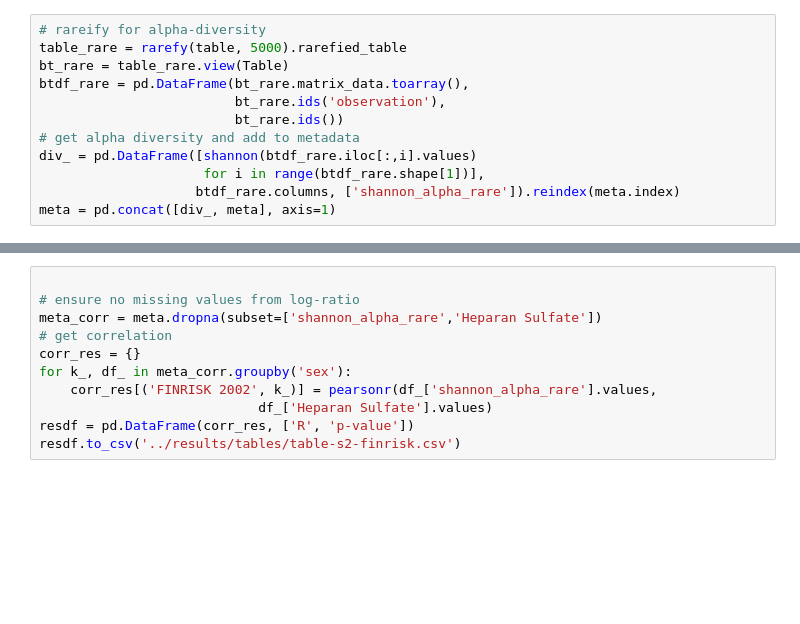
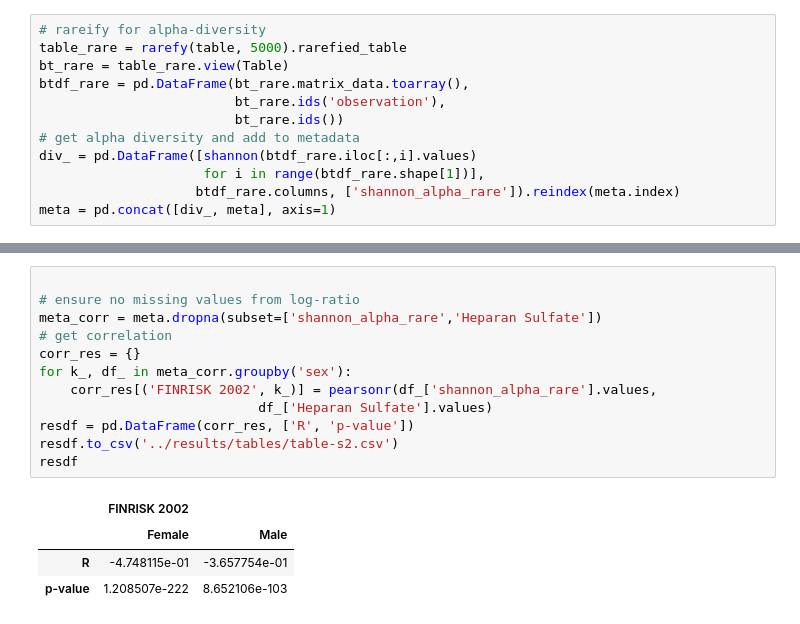
Before and after one commit to cameronmartino/HS-bacteria-COVID19, a Jupyter notebook: code/2.0-FINRISK-2002.ipynb, the cells around one changed output, grey strips where cells are left out. Cells and saved outputs as stored; diff of their text form; blank space fills up the shorter version.

```diff
--- a/code/2.0-FINRISK-2002.ipynb
+++ b/code/2.0-FINRISK-2002.ipynb
@@ -194,14 +196,20 @@ for y_, fig_ in zip(['Heparan Sulfate','endolytic-degredation','shannon_alpha_ra
 # %%
 
 # ensure no missing values from log-ratio
 meta_corr = meta.dropna(subset=['shannon_alpha_rare','Heparan Sulfate'])
 # get correlation
 corr_res = {}
 for k_, df_ in meta_corr.groupby('sex'):
     corr_res[('FINRISK 2002', k_)] = pearsonr(df_['shannon_alpha_rare'].values,
                             df_['Heparan Sulfate'].values)
 resdf = pd.DataFrame(corr_res, ['R', 'p-value'])
-resdf.to_csv('../results/tables/table-s2-finrisk.csv')
+resdf.to_csv('../results/tables/table-s2.csv')
+resdf
+# %% [output]
+|  | FINRISK 2002 |  |
+|  | Female | Male |
+| R | -4.748115e-01 | -3.657754e-01 |
+| p-value | 1.208507e-222 | 8.652106e-103 |
 # %%
 y_='Heparan Sulfate'
 inc_ = ['DIAB_T1','EX_SMOKE','BMI','ASTHMA',
```
Also changed, not shown: parts of 2 cells of this notebook, 8 other files.
